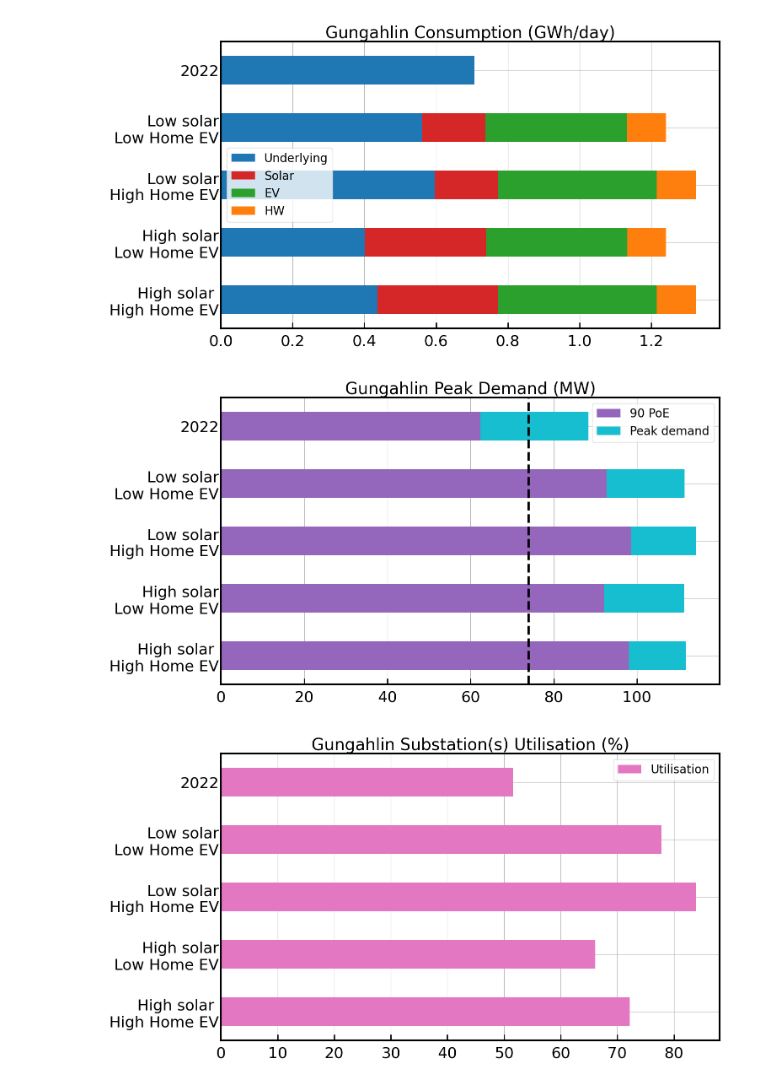
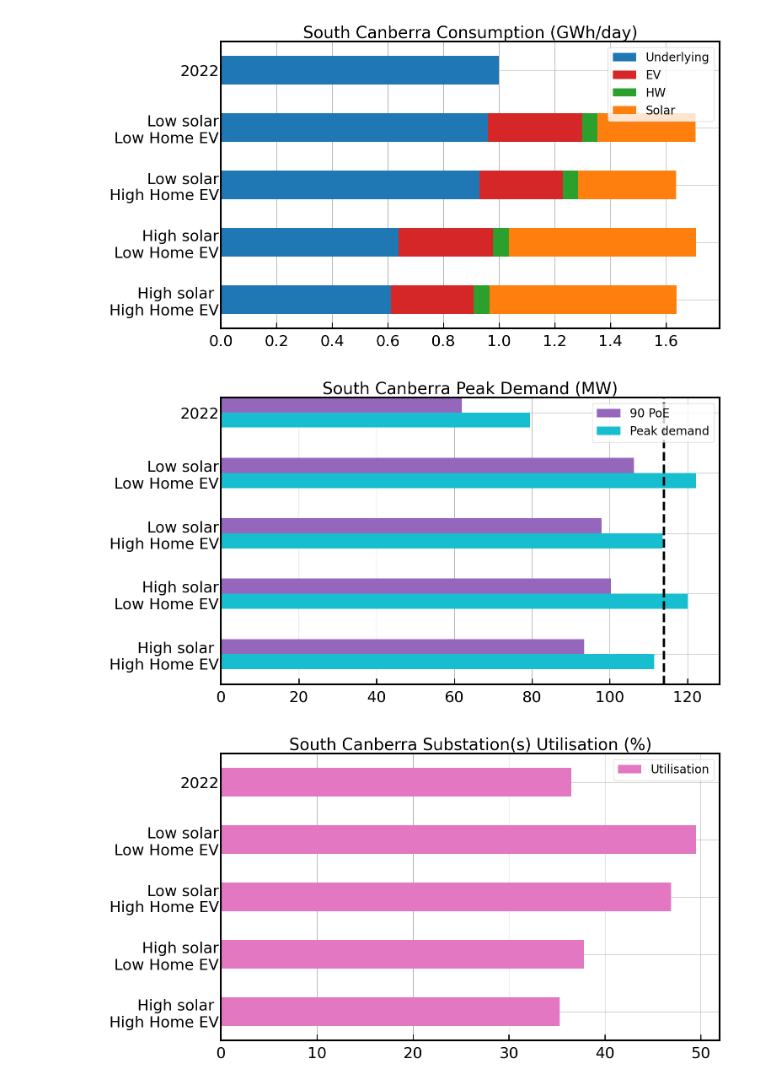
Before and after one commit to bjornsturmberg/ACT_flexible_loads, a Jupyter notebook: plotting_results.ipynb, the cells around one changed output. Saved outputs shown, nothing was run; the diff lists cells and outputs as text; code cells hidden in the pictures.

Commit message:
Okay, this really is likely the last commit... Added in South Canberra as a better city example.

```diff
--- a/plotting_results.ipynb
+++ b/plotting_results.ipynb
@@ -22,17 +22,17 @@ solar_value1 = 0.8861
 solar_value2 = 0.465
 zs_capacity = 169 # 2hr emergency rating
 
-local = "Gungahlin"
-total_consumption = [0.988, 0.905, 1.148, 1.064, 0.706]
-utilisation = [72.2, 66.1, 83.9, 77.8, 51.6]
-POE_90 = [98.1, 92.1, 98.6, 92.7, 62.4]
-peak = [111.8, 111.4, 114.2, 111.5, 88.3]
-EV_value1 = 0.4434
-EV_value2 = 0.3941
-HW_value = 0.109
-solar_value1 = 0.3367
-solar_value2 = 0.1767
-zs_capacity = 74
+# local = "Gungahlin"
+# total_consumption = [0.988, 0.905, 1.148, 1.064, 0.706]
+# utilisation = [72.2, 66.1, 83.9, 77.8, 51.6]
+# POE_90 = [98.1, 92.1, 98.6, 92.7, 62.4]
+# peak = [111.8, 111.4, 114.2, 111.5, 88.3]
+# EV_value1 = 0.4434
+# EV_value2 = 0.3941
+# HW_value = 0.109
+# solar_value1 = 0.3367
+# solar_value2 = 0.1767
+# zs_capacity = 74
 
 # local = "North Canberra"
 # total_consumption = [1.974, 2.028, 2.548, 2.602, 1.637]
@@ -43,39 +43,58 @@ zs_capacity = 74
 # EV_value2 = 0.5876
 # HW_value = 0.1433
 # solar_value1 = 1.211
 # solar_value2 = 0.6355
 # zs_capacity = 205
+
+local = "South Canberra"
+total_consumption = [.965, 1.035, 1.284, 1.354, 0.999]
+utilisation = [35.3, 37.8, 46.9, 49.5, 36.5]
+POE_90 = [93.4, 100.3, 97.9, 106.2, 62]
+peak = [111.4, 120.1, 113.6, 122.2, 79.5]
+EV_value1 = 0.2998
+EV_value2 = 0.3396
+HW_value = 0.0553
+solar_value1 = 0.6735
+solar_value2 = 0.3534
+zs_capacity = 114
+current_HW = 0.063
+
 
 EV = [EV_value1, EV_value2, EV_value1, EV_value2, 0]
 HW = [HW_value,HW_value,HW_value,HW_value,0]
 solar = [solar_value1, solar_value1, solar_value2, solar_value2, 0]
 
 index = ['High solar \n High Home EV', 'High solar\nLow Home EV', 'Low solar\nHigh Home EV', 'Low solar\nLow Home EV', '2022']
 
 title = local+" Consumption (GWh/day)"
 df = pd.DataFrame({'Underlying': np.array(total_consumption)-np.array(EV)-np.array(HW), 'EV': EV, 'HW': HW, 'Solar': solar}, index=index)
 ax = df.plot.barh(stacked=True, title=title, color=colors[0:4])
 # ax = df.plot.barh(stacked=True, title=title, color=[colors[0],colors[1],colors[2],'white'], edgecolor='black')
 plt.savefig(local+'-Consumption.png')
 plt.savefig(local+'-Consumption.pdf')
 
 title=local+" Peak Demand (MW)"
-df = pd.DataFrame({'90 PoE': POE_90, 'Peak demand': np.array(peak)-np.array(POE_90)}, index=index)
-ax = df.plot.barh(stacked=True, title=title, color=colors[4:6])
+df = pd.DataFrame({'90 PoE': POE_90, 'Peak demand': np.array(peak)}, index=index)
+fig, ax = plt.subplots()
+df[['90 PoE']].plot.barh(stacked=False, width=0.25, position=0., color=colors[4], ax=ax)
+df[['Peak demand']].plot.barh(stacked=False, width=0.25, position=1.0, color=[colors[5]], ax=ax,
+    title=title, )
+# df = pd.DataFrame({'90 PoE': POE_90, 'Peak demand': np.array(peak)-np.array(POE_90)}, index=index)
+# ax = df.plot.barh(stacked=True, title=title, color=colors[4:6])
 ax.axvline(x=zs_capacity, linestyle="--", color="black")
 plt.savefig(title)
 plt.savefig(title+'.pdf')
-
+# print(df)
 
 title=local+" Substation(s) Utilisation (%)"
 df = pd.DataFrame({'Utilisation': utilisation}, index=index)
 ax = df.plot.barh(stacked=True, title=title, color=colors[7])
 plt.savefig(local+'-utilisation')
 plt.savefig(local+'-utilisation.pdf')
 # %% [output]
-[figure, old version]
+[figure, new version]
-[figure, old version]
+[figure, new version]
-[figure, old version]
+[figure, new version]
 # %%
 local = "Belconnen"
 # High solar High Home EV, High solar Low Home EV, Low solar High Home EV, Low solar Low Home EV, Current
```
Also changed, not shown: parts of 1 cell of this notebook, 29 other files.
